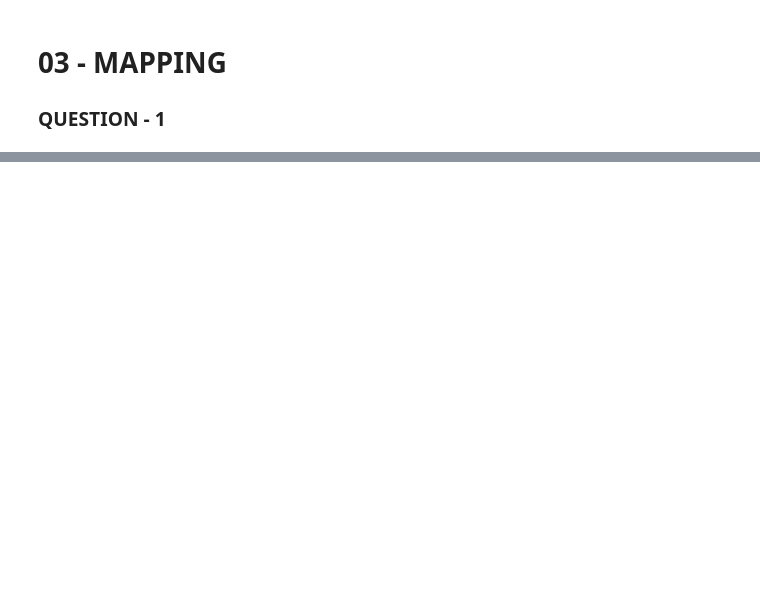
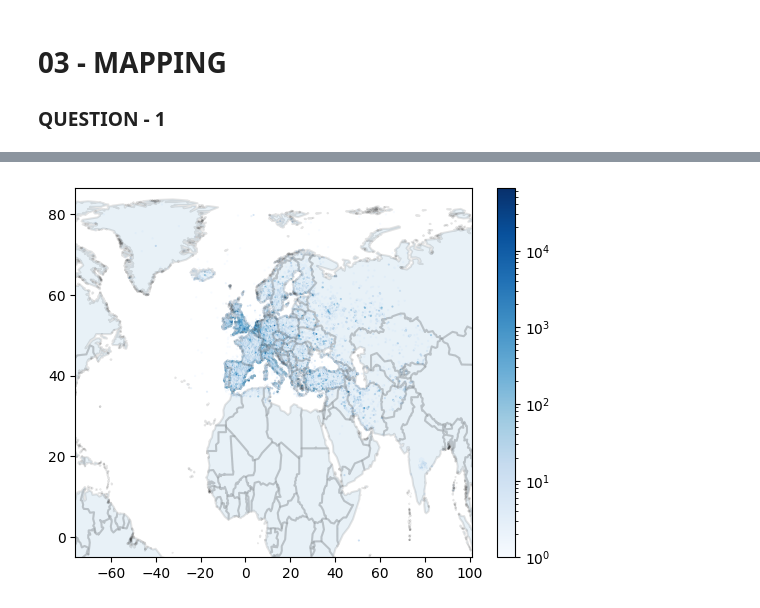
Before and after one commit to katoxiv/X-Notebooks, a Jupyter notebook: Twitter_Coursework/03_Mapping.ipynb, the cells around one changed output, grey strips where cells are left out. Saved outputs shown, nothing was run; the diff lists cells and outputs as text; code cells hidden in the pictures; blank space fills up the shorter version.

```diff
--- a/Twitter_Coursework/03_Mapping.ipynb
+++ b/Twitter_Coursework/03_Mapping.ipynb
@@ -84,0 +84,26 @@ gdf.plot()
+# %%
+data = {}
+pops = {}
+
+# https://ec.europa.eu/eurostat/web/gisco/geodata/reference-data/administrative-units-statistical-units/nuts
+shape_file = os.path.join(os.getcwd() , 'world_map\\TM_WORLD_BORDERS_SIMPL-0.3.shp')
+
+with fiona.open(shape_file) as layer:
+    count = 0
+    for feature in layer:
+        country_code = feature['properties']['NAME']
+        data[country_code] = shape(feature['geometry'])
+
+patches = []
+colours = []
+
+for c in data:
+    try:
+        for p in data[c].geoms:
+            lons , lats = np.array(p.exterior.coords.xy)
+            patches.append(PolygonPatch(list(zip(lons , lats)) , closed = True))
+            # colours.append(pops[c])
+    except AttributeError:
+        lons , lats = np.array(data[c].exterior.coords.xy)
+        patches.append(PolygonPatch(list(zip(lons , lats)) , closed = True))
+        # colours.append(pops[c])
@@ -84,0 +117,20 @@ gdf.plot()
+# %%
+fig , ax = plt.subplots()
+# Hexbin for tweets
+ax1 = ax.hexbin(x_coord , y_coord , gridsize = 500 , bins = 'log' , cmap = 'Blues');
+fig.colorbar(ax1);
+# plt.colorbar();
+# ax.autoscale();
+
+# plt.set_cmap("Blues")
+p = PatchCollection(patches , edgecolor = 'k' , lw = 1.5 , alpha = 0.1 , cmap = "Blues")
+
+# Add collection to axes
+ax.add_collection(p)
+
+# plt.xlim(-20 , 60);
+# plt.ylim(40 , 70);
+
+plt.show()
+# %% [output]
+[figure, added]
```
Also changed, not shown: parts of 7 cells of this notebook.
